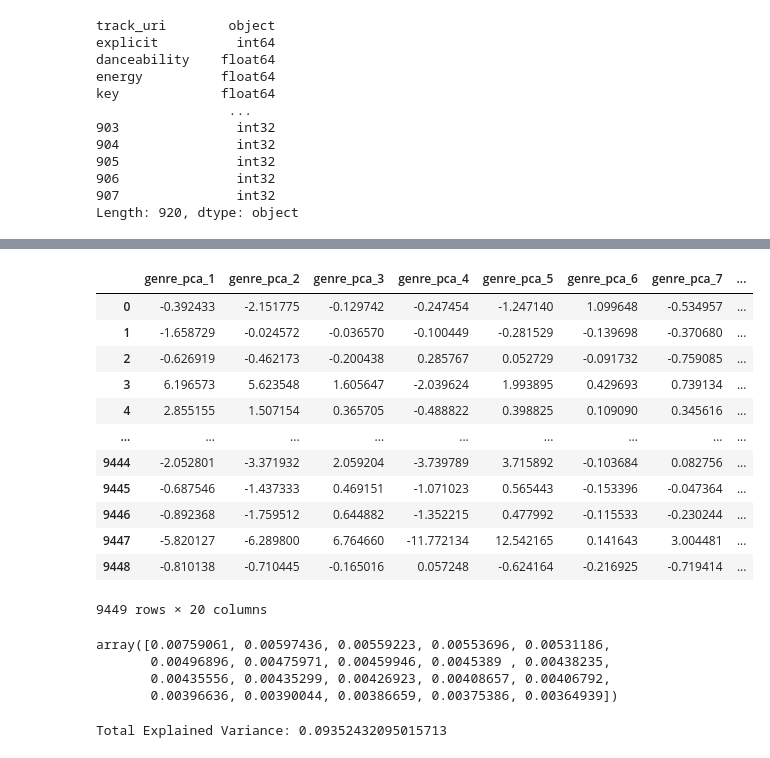
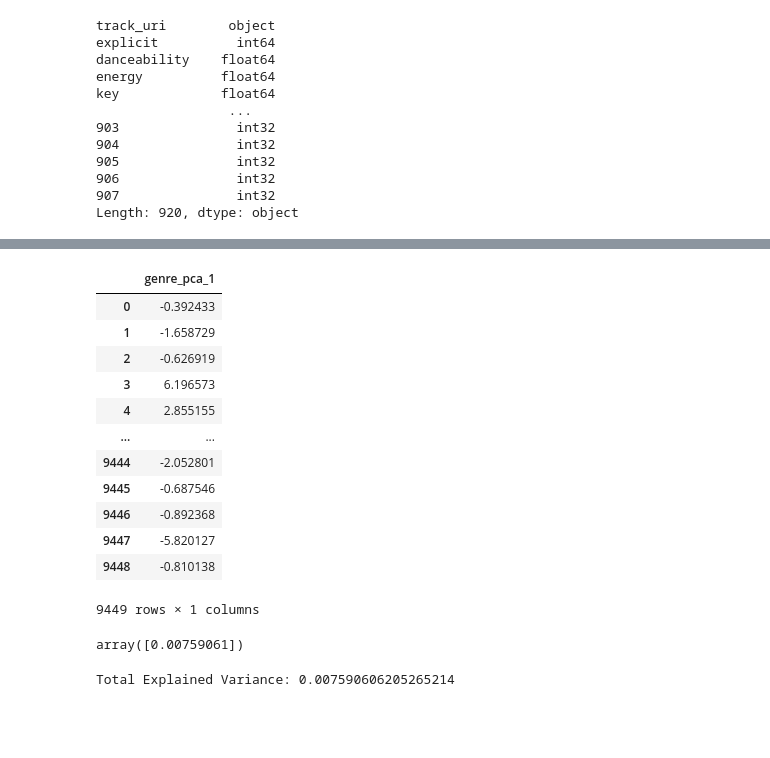
Before and after one commit to dennybett/Song-Recommendation-System, a Jupyter notebook: main.ipynb, the cells around one changed output, grey strips where cells are left out. Drawn from its saved outputs; the diff is of its cells as text; code cells hidden in the pictures; blank space fills up the shorter version.

```diff
--- a/main.ipynb
+++ b/main.ipynb
@@ -328,69 +397,66 @@ array([0.98140791, 0.01820349])
 # %%
 # Scale data with Standard Scaler
 scaler = StandardScaler()
 
 scaled_data = scaler.fit_transform(df_x)
 
 # call PCA
-pca = PCA(n_components=20)
+pca = PCA(n_components=1)
 
 # fit and apply
 genres_pca = pca.fit_transform(scaled_data)
 
 # Create DataFrame with PCA results
 genres_pca_df = pd.DataFrame(
     genres_pca,
     columns=['genre_pca_1',
-             'genre_pca_2',
-             'genre_pca_3',
-             'genre_pca_4',
-             'genre_pca_5',
-             'genre_pca_6',
-             'genre_pca_7',
-             'genre_pca_8',
-             'genre_pca_9',
-             'genre_pca_10',
-             'genre_pca_11',
-             'genre_pca_12',
-             'genre_pca_13',
-             'genre_pca_14',
-             'genre_pca_15',
-             'genre_pca_16',
-             'genre_pca_17',
-             'genre_pca_18',
-             'genre_pca_19',
-             'genre_pca_20'
+            #  'genre_pca_2',
+            #  'genre_pca_3',
+            #  'genre_pca_4',
+            #  'genre_pca_5',
+            #  'genre_pca_6',
+            #  'genre_pca_7',
+            #  'genre_pca_8',
+            #  'genre_pca_9',
+            #  'genre_pca_10',
+            #  'genre_pca_11',
+            #  'genre_pca_12',
+            #  'genre_pca_13',
+            #  'genre_pca_14',
+            #  'genre_pca_15',
+            #  'genre_pca_16',
+            #  'genre_pca_17',
+            #  'genre_pca_18',
+            #  'genre_pca_19',
+            #  'genre_pca_20'
              ])
 
 genres_pca_df
 # %% [output]
-|  | genre_pca_1 | genre_pca_2 | genre_pca_3 | genre_pca_4 | genre_pca_5 | genre_pca_6 | genre_pca_7 | ... |
-| 0 | -0.392433 | -2.151775 | -0.129742 | -0.247454 | -1.247140 | 1.099648 | -0.534957 | ... |
-| 1 | -1.658729 | -0.024572 | -0.036570 | -0.100449 | -0.281529 | -0.139698 | -0.370680 | ... |
-| 2 | -0.626919 | -0.462173 | -0.200438 | 0.285767 | 0.052729 | -0.091732 | -0.759085 | ... |
-| 3 | 6.196573 | 5.623548 | 1.605647 | -2.039624 | 1.993895 | 0.429693 | 0.739134 | ... |
-| 4 | 2.855155 | 1.507154 | 0.365705 | -0.488822 | 0.398825 | 0.109090 | 0.345616 | ... |
-| ... | ... | ... | ... | ... | ... | ... | ... | ... |
-| 9444 | -2.052801 | -3.371932 | 2.059204 | -3.739789 | 3.715892 | -0.103684 | 0.082756 | ... |
-| 9445 | -0.687546 | -1.437333 | 0.469151 | -1.071023 | 0.565443 | -0.153396 | -0.047364 | ... |
-| 9446 | -0.892368 | -1.759512 | 0.644882 | -1.352215 | 0.477992 | -0.115533 | -0.230244 | ... |
-| 9447 | -5.820127 | -6.289800 | 6.764660 | -11.772134 | 12.542165 | 0.141643 | 3.004481 | ... |
-| 9448 | -0.810138 | -0.710445 | -0.165016 | 0.057248 | -0.624164 | -0.216925 | -0.719414 | ... |
+|  | genre_pca_1 |
+| 0 | -0.392433 |
+| 1 | -1.658729 |
+| 2 | -0.626919 |
+| 3 | 6.196573 |
+| 4 | 2.855155 |
+| ... | ... |
+| 9444 | -2.052801 |
+| 9445 | -0.687546 |
+| 9446 | -0.892368 |
+| 9447 | -5.820127 |
+| 9448 | -0.810138 |
-9449 rows × 20 columns
+9449 rows × 1 columns
 # %%
 pca.explained_variance_ratio_
 # %% [output]
-array([0.00759061, 0.00597436, 0.00559223, 0.00553696, 0.00531186,
-       0.00496896, 0.00475971, 0.00459946, 0.0045389 , 0.00438235,
-       0.00435556, 0.00435299, 0.00426923, 0.00408657, 0.00406792,
-       0.00396636, 0.00390044, 0.00386659, 0.00375386, 0.00364939])
+array([0.00759061])
 # %%
 # Sum the explained variance ratios
 total_explained_variance = pca.explained_variance_ratio_.sum()
 # Print the total explained variance
 print(f"Total Explained Variance: {total_explained_variance}")
 # %% [output]
-Total Explained Variance: 0.09352432095015713
+Total Explained Variance: 0.007590606205265214
 # %%
 # # Select only numeric columns for modeling
 # numeric_features = df_cleaned.select_dtypes(include=['float64', 'int64']).columns
```
Also changed, not shown: parts of 12 cells of this notebook.
